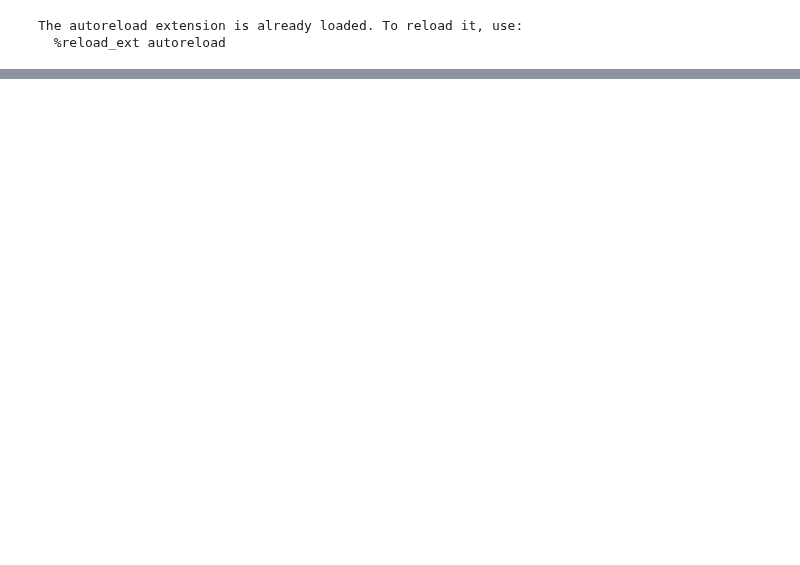
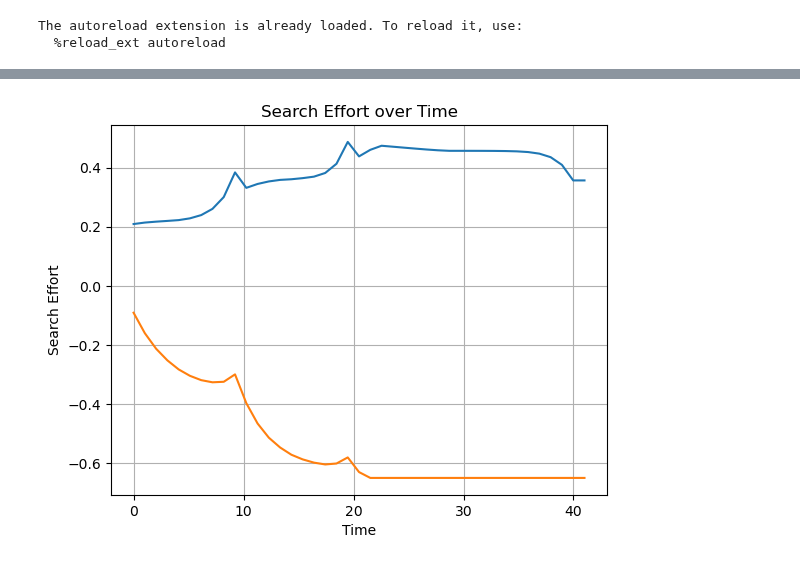
Before and after one commit to qrn838/Dynamic-programming-project, a Jupyter notebook: 2. consumption saving.ipynb, the cells around one changed output, grey strips where cells are left out. Saved outputs shown, nothing was run; the diff lists cells and outputs as text; code cells hidden in the pictures; blank space fills up the shorter version.

```diff
--- a/2. consumption saving.ipynb
+++ b/2. consumption saving.ipynb
@@ -54,0 +95,12 @@ plt.show()
+# %%
+time = np.linspace(0, model.par.T, model.par.T)
+plt.plot(time, model.sim.s[:model.par.T])
+plt.plot(time, model.sim.a_next[:model.par.T])
+
+plt.xlabel('Time')
+plt.ylabel('Search Effort')
+plt.title('Search Effort over Time')
+plt.grid(True)
+plt.show()
+# %% [output]
+[figure, added]
```
Also changed, not shown: parts of 18 cells of this notebook, 2 other files.
